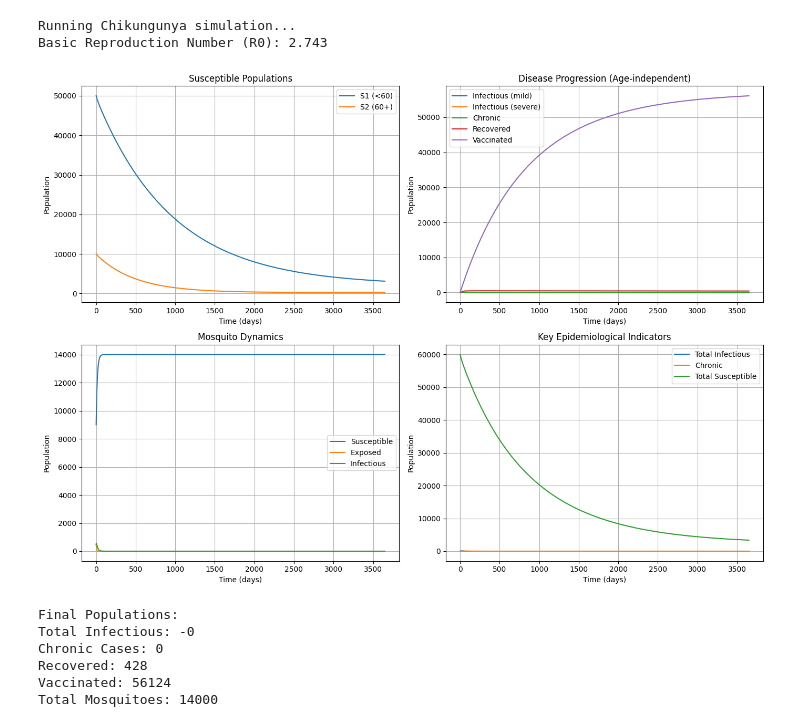
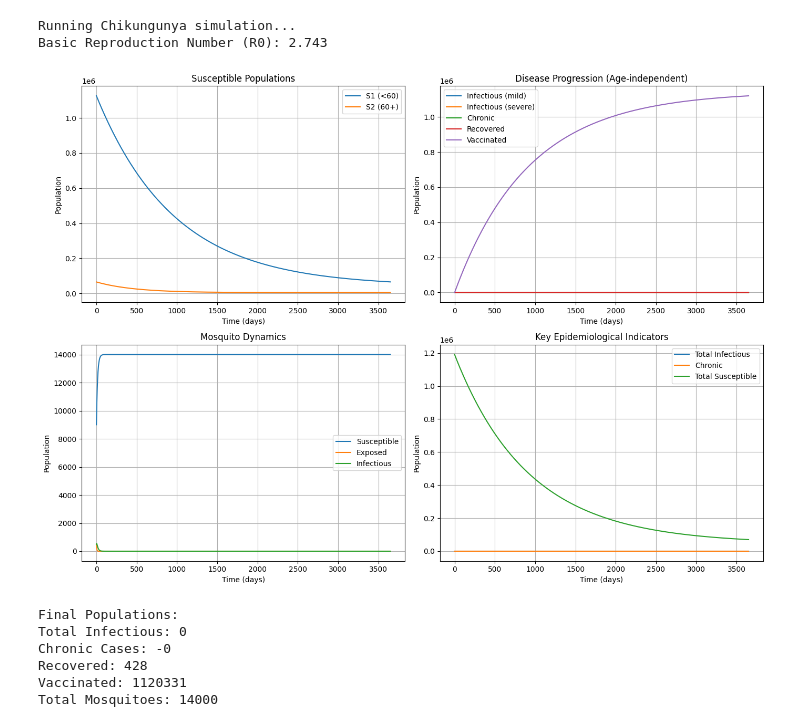
Before and after one commit to Victoria-ui227/chikungunya-model, a Jupyter notebook: CHIKV_model.ipynb, the cells around one changed output. Cells and saved outputs as stored; diff of their text form; code cells hidden in the pictures.

```diff
--- a/CHIKV_model.ipynb
+++ b/CHIKV_model.ipynb
@@ -177,9 +177,9 @@ def main():
 
     # Initial conditions
     y0 = [
-        50000 - 10,  # S1
+        1126131 - 10,  # S1
         0,           # E1
-        10000 - 5,   # S2
+        64855 - 5,   # S2
         0,           # E2
         7,           # Im
         8,           # Is
@@ -195,37 +195,37 @@ def main():
 
     print("Running Chikungunya simulation...")
     results = run_chikungunya_simulation(params, y0, t)
 
     R0 = calculate_R0(params)
     print(f"Basic Reproduction Number (R0): {R0:.3f}")
 
     # Plot results
     plot_chikungunya_results(results)
 
     # Print summary
     final = results.iloc[-1]
     print("\nFinal Populations:")
     print(f"Total Infectious: {final['Im'] + final['Is']:.0f}")
     print(f"Chronic Cases: {final['C']:.0f}")
     print(f"Recovered: {final['R']:.0f}")
     print(f"Vaccinated: {final['V']:.0f}")
     print(f"Total Mosquitoes: {final['Sm'] + final['Em'] + final['Im_mosq']:.0f}")
 
     return results, R0
 
 
 # -----------------------------------------------------------------------------
 # RUN SIMULATION
 # -----------------------------------------------------------------------------
 if __name__ == "__main__":
     results, R0 = main()
 # %% [output]
 Running Chikungunya simulation...
 Basic Reproduction Number (R0): 2.743
-[figure, old version]
+[figure, new version]
 Final Populations:
-Total Infectious: -0
-Chronic Cases: 0
+Total Infectious: 0
+Chronic Cases: -0
 Recovered: 428
-Vaccinated: 56124
+Vaccinated: 1120331
 Total Mosquitoes: 14000
```
Also changed, not shown: 12 other files.
